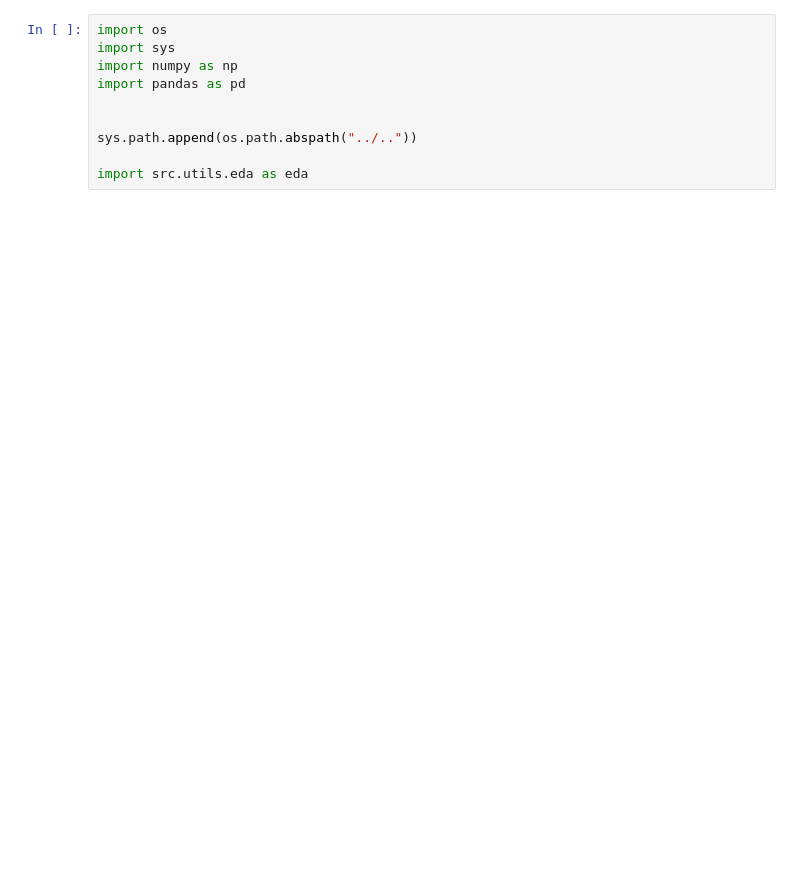
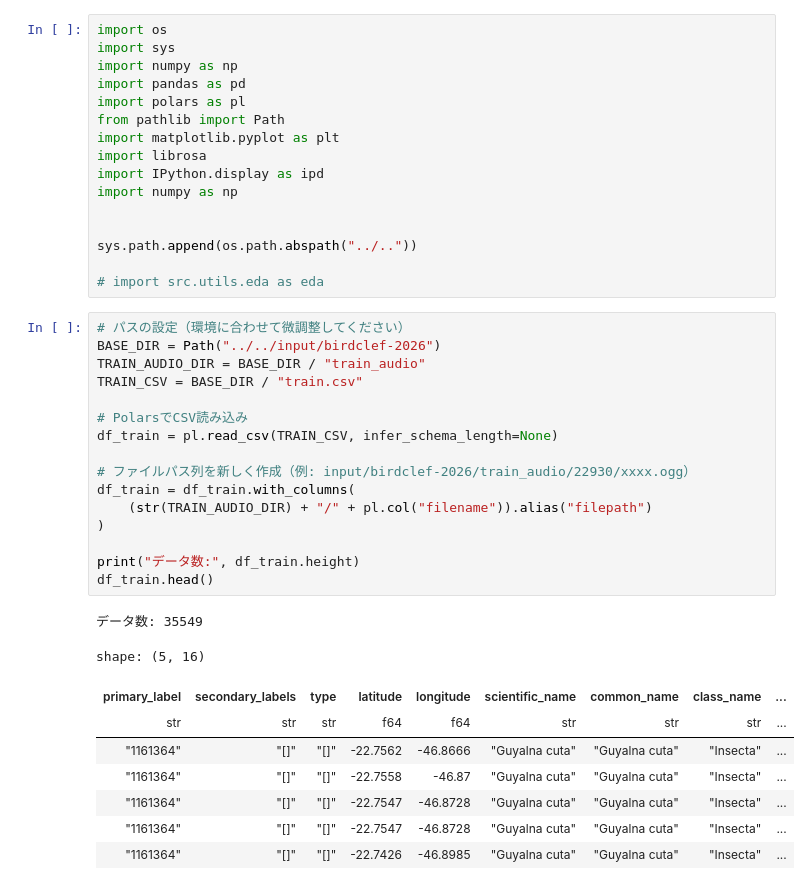
Before and after one commit to pauljkerry/birdclef-2026, a Jupyter notebook: notebooks/eda/eda.ipynb, the cells around one changed output. Drawn from its saved outputs; the diff is of its cells as text; blank space fills up the shorter version.

```diff
--- a/notebooks/eda/eda.ipynb
+++ b/notebooks/eda/eda.ipynb
@@ -3,8 +3,40 @@ import os
 import sys
 import numpy as np
 import pandas as pd
+import polars as pl
+from pathlib import Path
+import matplotlib.pyplot as plt
+import librosa
+import IPython.display as ipd
+import numpy as np
 
 
 sys.path.append(os.path.abspath("../.."))
 
-import src.utils.eda as eda
+# import src.utils.eda as eda
+# %%
+# パスの設定（環境に合わせて微調整してください）
+BASE_DIR = Path("../../input/birdclef-2026")
+TRAIN_AUDIO_DIR = BASE_DIR / "train_audio"
+TRAIN_CSV = BASE_DIR / "train.csv"
+
+# PolarsでCSV読み込み
+df_train = pl.read_csv(TRAIN_CSV, infer_schema_length=None)
+
+# ファイルパス列を新しく作成（例: input/birdclef-2026/train_audio/22930/xxxx.ogg）
+df_train = df_train.with_columns(
+    (str(TRAIN_AUDIO_DIR) + "/" + pl.col("filename")).alias("filepath")
+)
+
+print("データ数:", df_train.height)
+df_train.head()
+# %% [output]
+データ数: 35549
+shape: (5, 16)
+| primary_label | secondary_labels | type | latitude | longitude | scientific_name | common_name | class_name | ... |
+| str | str | str | f64 | f64 | str | str | str | ... |
+| "1161364" | "[]" | "[]" | -22.7562 | -46.8666 | "Guyalna cuta" | "Guyalna cuta" | "Insecta" | ... |
+| "1161364" | "[]" | "[]" | -22.7558 | -46.87 | "Guyalna cuta" | "Guyalna cuta" | "Insecta" | ... |
+| "1161364" | "[]" | "[]" | -22.7547 | -46.8728 | "Guyalna cuta" | "Guyalna cuta" | "Insecta" | ... |
+| "1161364" | "[]" | "[]" | -22.7547 | -46.8728 | "Guyalna cuta" | "Guyalna cuta" | "Insecta" | ... |
+| "1161364" | "[]" | "[]" | -22.7426 | -46.8985 | "Guyalna cuta" | "Guyalna cuta" | "Insecta" | ... |
```
Also changed, not shown: parts of 14 cells of this notebook, 2 other files.
